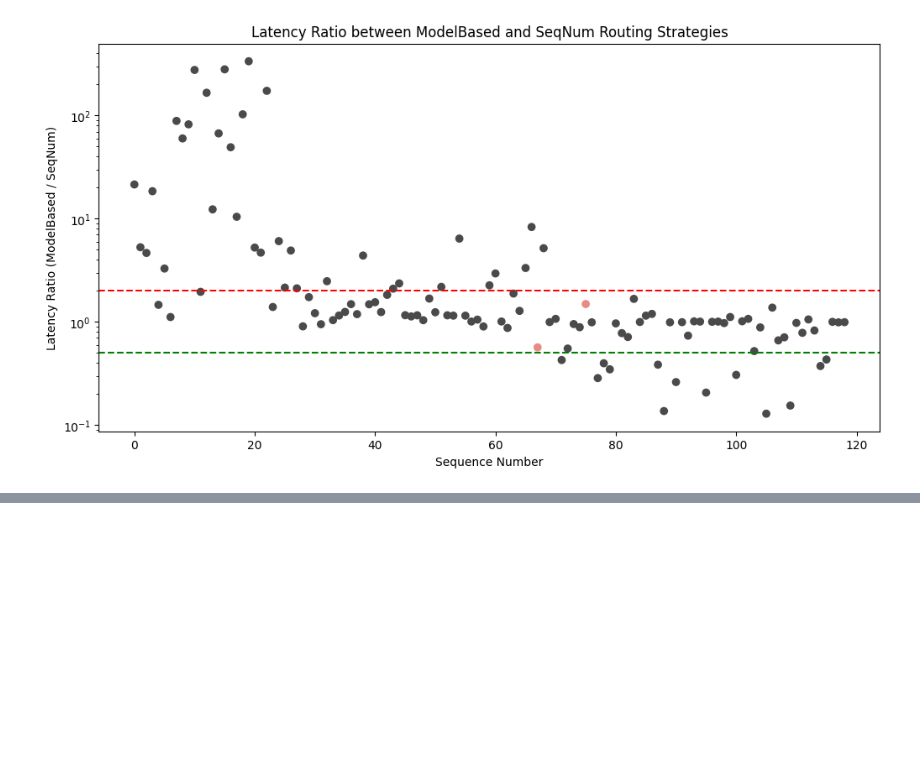
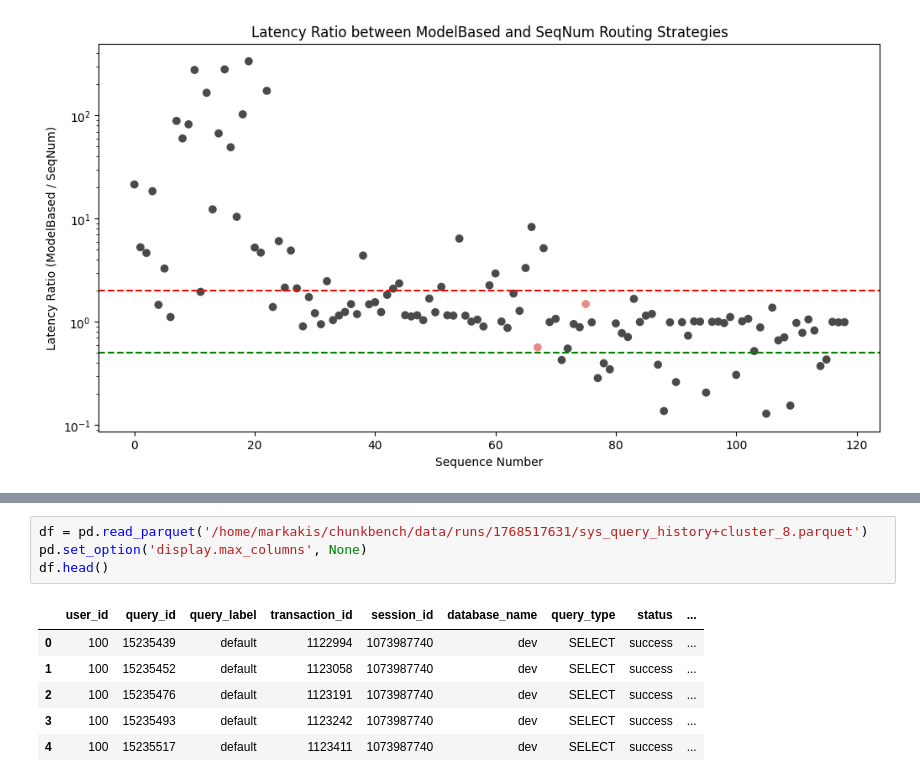
Before and after one commit to mmarkakis/autoslo, a Jupyter notebook: experiments/12_xgboost_distillation/run_comparison.ipynb, the cells around one changed output, grey strips where cells are left out. Drawn from its saved outputs; the diff is of its cells as text; blank space fills up the shorter version.

```diff
--- a/experiments/12_xgboost_distillation/run_comparison.ipynb
+++ b/experiments/12_xgboost_distillation/run_comparison.ipynb
@@ -123,0 +150,11 @@ Text(0.5, 1.0, 'Latency Ratio between ModelBased and SeqNum Routing Strategies')
+# %%
+df = pd.read_parquet('/home/markakis/chunkbench/data/runs/1768517631/sys_query_history+cluster_8.parquet')
+pd.set_option('display.max_columns', None)
+df.head()
+# %% [output]
+|  | user_id | query_id | query_label | transaction_id | session_id | database_name | query_type | status | ... |
+| 0 | 100 | 15235439 | default | 1122994 | 1073987740 | dev | SELECT | success | ... |
+| 1 | 100 | 15235452 | default | 1123058 | 1073987740 | dev | SELECT | success | ... |
+| 2 | 100 | 15235476 | default | 1123191 | 1073987740 | dev | SELECT | success | ... |
+| 3 | 100 | 15235493 | default | 1123242 | 1073987740 | dev | SELECT | success | ... |
+| 4 | 100 | 15235517 | default | 1123411 | 1073987740 | dev | SELECT | success | ... |
```
Also changed, not shown: parts of 3 cells of this notebook, 1 other file.
